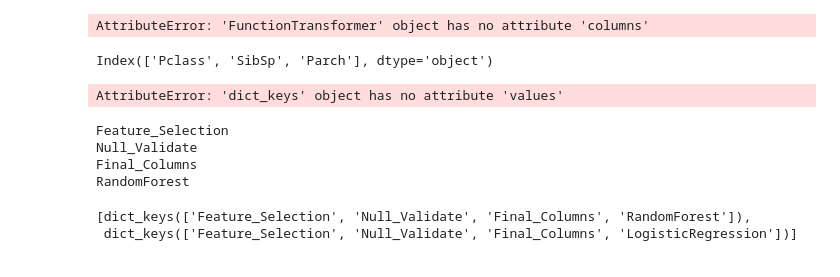
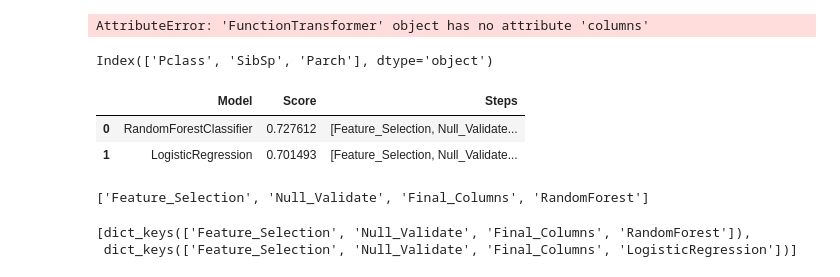
Before and after one commit to thiago-ouverney/Kaggle_Titanic, a Jupyter notebook: Analise.ipynb, the cells around one changed output. Saved outputs shown, nothing was run; the diff lists cells and outputs as text; code cells hidden in the pictures.

```diff
--- a/Analise.ipynb
+++ b/Analise.ipynb
@@ -245,43 +245,47 @@ pipe2 = Pipeline(memory=None,
                      ("Null_Validate",get_drop_columns_with_null_valuse),
                      ("Final_Columns",get_colums_names),
                      ("LogisticRegression", LogisticRegression() )
                  ],
                 verbose=False
                 )
 
 #Salvando Scores
 modelos_testados = {"Modelos":["RandomForestClassifier","LogisticRegression"],
                     "Pipeline":[pipe1,pipe2],
                     "Score":[],
                     "Steps":[]
                     }
 n = len(modelos_testados["Modelos"])
 with open("metrics.txt", 'w') as outfile:
     for ref in range(n):
         modelos_testados["Pipeline"][ref].fit(x_train,y_train)
         test_score = modelos_testados["Pipeline"][ref].score(x_val,y_val)
         nome_modelo = modelos_testados["Modelos"][ref]
         steps = modelos_testados["Pipeline"][ref].named_steps.keys()
         outfile.write(f"{nome_modelo}- Test Score: {test_score} - Steps: {steps}")
         modelos_testados["Score"].append(test_score)
-        modelos_testados["Steps"].append(steps)
-        print(steps.)
+        lista_steps = [step for step in steps]
+        modelos_testados["Steps"].append(lista_steps)
 
 
 df_modelos = pd.DataFrame({"Model":modelos_testados["Modelos"], "Score":modelos_testados["Score"], "Steps":modelos_testados["Steps"]})
 df_modelos.head()
 
 
+index_max = modelos_testados["Score"].index(max(modelos_testados["Score"]))
+best_pipe = modelos_testados["Pipeline"][index_max]
+best_pipe_name = modelos_testados["Modelos"][index_max]
 #Aqui precisamos escolher o melhor Modelo para usar como Pipe e fazer o predict
 # %% [output]
-AttributeError: 'dict_keys' object has no attribute 'values'
+|  | Model | Score | Steps |
+| 0 | RandomForestClassifier | 0.727612 | [Feature_Selection, Null_Validate... |
+| 1 | LogisticRegression | 0.701493 | [Feature_Selection, Null_Validate... |
 # %%
-lista_steps = [step for st]
+lista_steps = [step for step in steps]
-# %% [output]
-Feature_Selection
-Null_Validate
-Final_Columns
-RandomForest
+# %%
+lista_steps
+# %% [output]
+['Feature_Selection', 'Null_Validate', 'Final_Columns', 'RandomForest']
 # %%
 models_prediction.head()
 # %%
```
Also changed, not shown: parts of 3 cells of this notebook, 2 other files.
